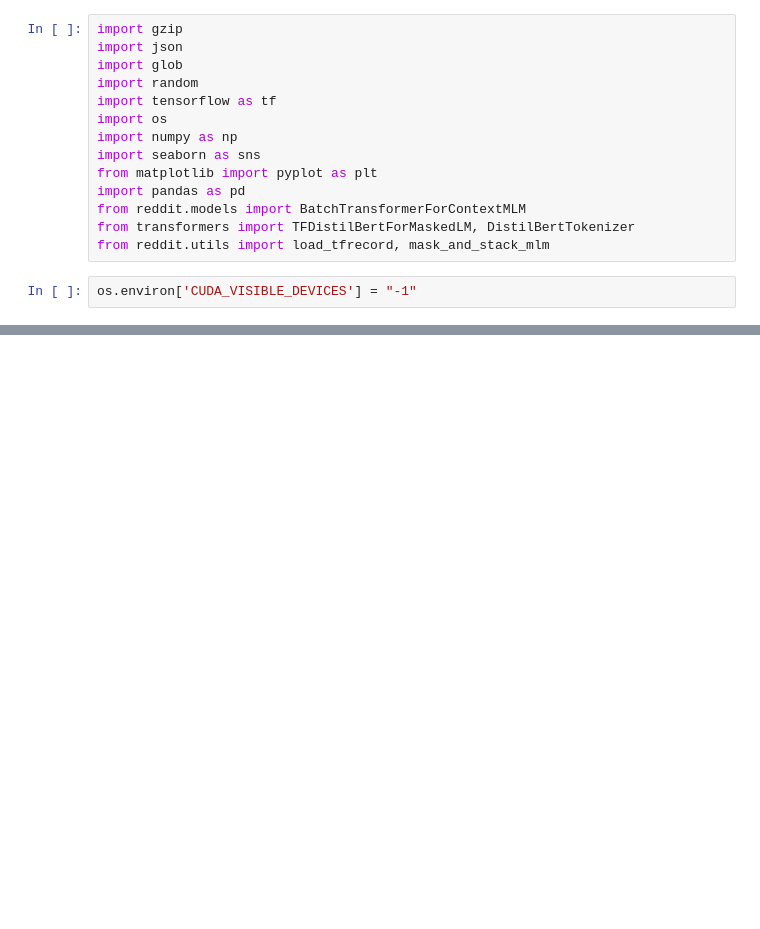
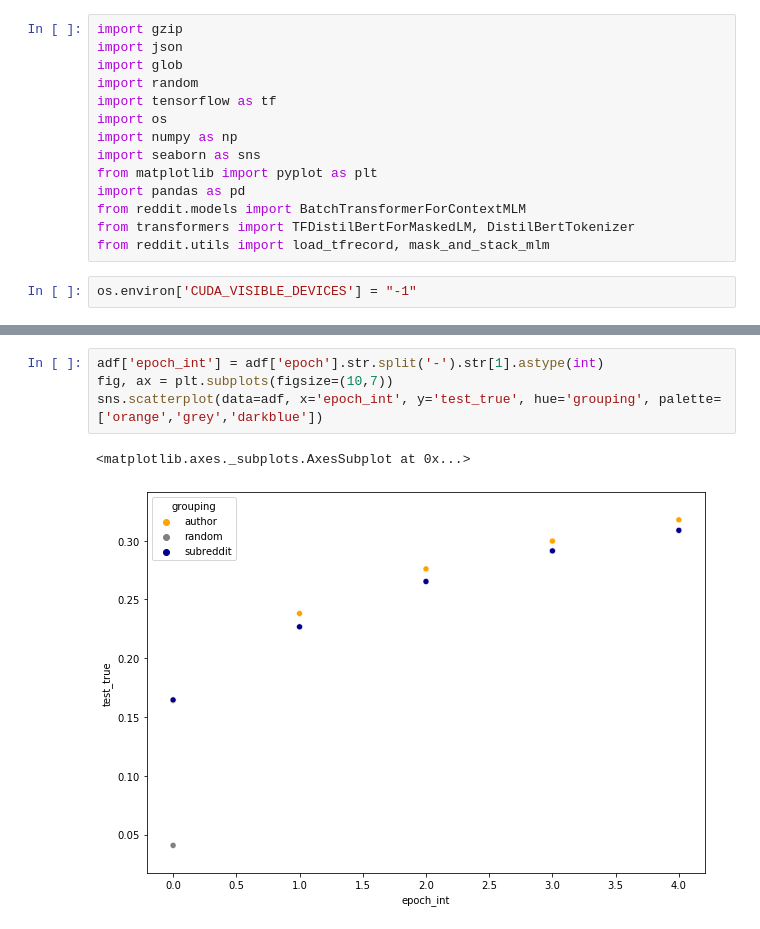
Before and after one commit to rbroc/ctx_transformers, a Jupyter notebook: notebooks/mlm_200k_unfreeze_analysis.ipynb, the cells around one changed output, grey strips where cells are left out. Cells and saved outputs as stored; diff of their text form; blank space fills up the shorter version.

```diff
--- a/notebooks/mlm_200k_unfreeze_analysis.ipynb
+++ b/notebooks/mlm_200k_unfreeze_analysis.ipynb
@@ -75,0 +76,7 @@ for idx, f in enumerate(fs):
+# %%
+adf['epoch_int'] = adf['epoch'].str.split('-').str[1].astype(int)
+fig, ax = plt.subplots(figsize=(10,7))
+sns.scatterplot(data=adf, x='epoch_int', y='test_true', hue='grouping', palette=['orange','grey','darkblue'])
+# %% [output]
+<matplotlib.axes._subplots.AxesSubplot at 0x...>
+[figure, added]
```
Also changed, not shown: parts of 3 cells of this notebook.
